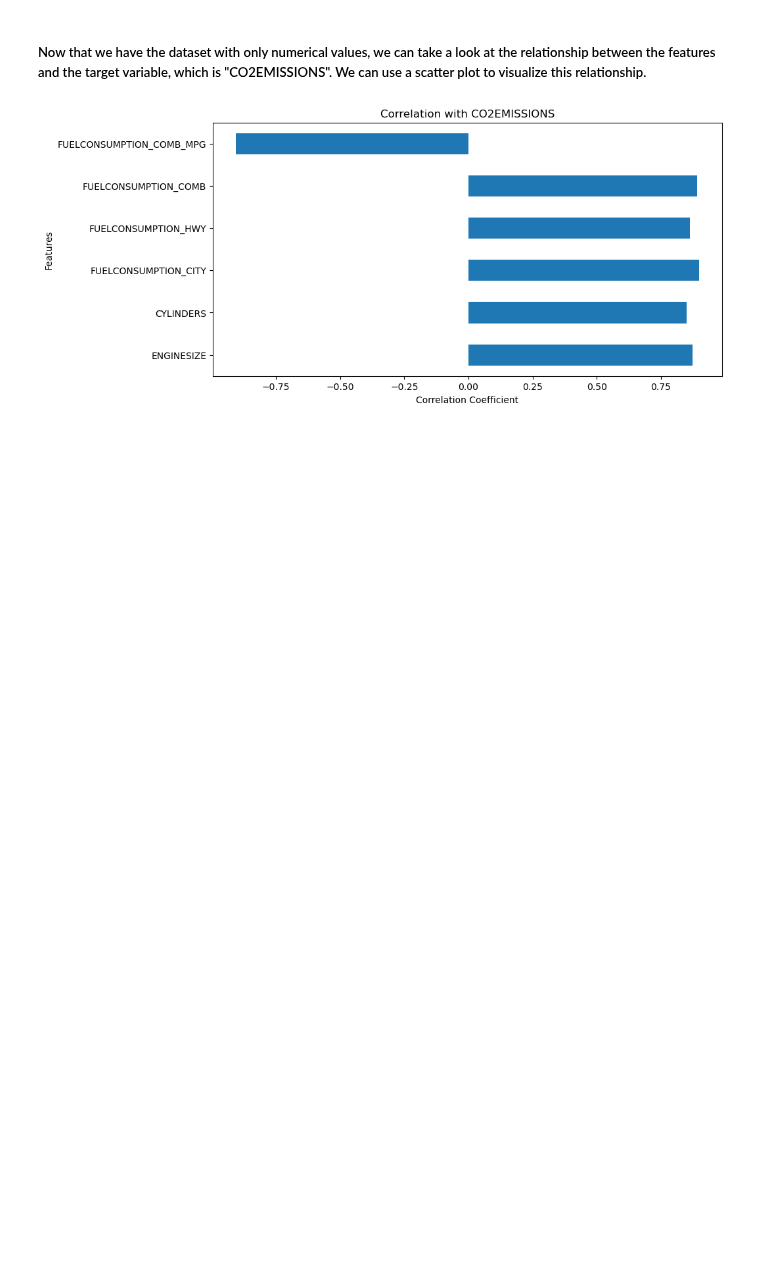
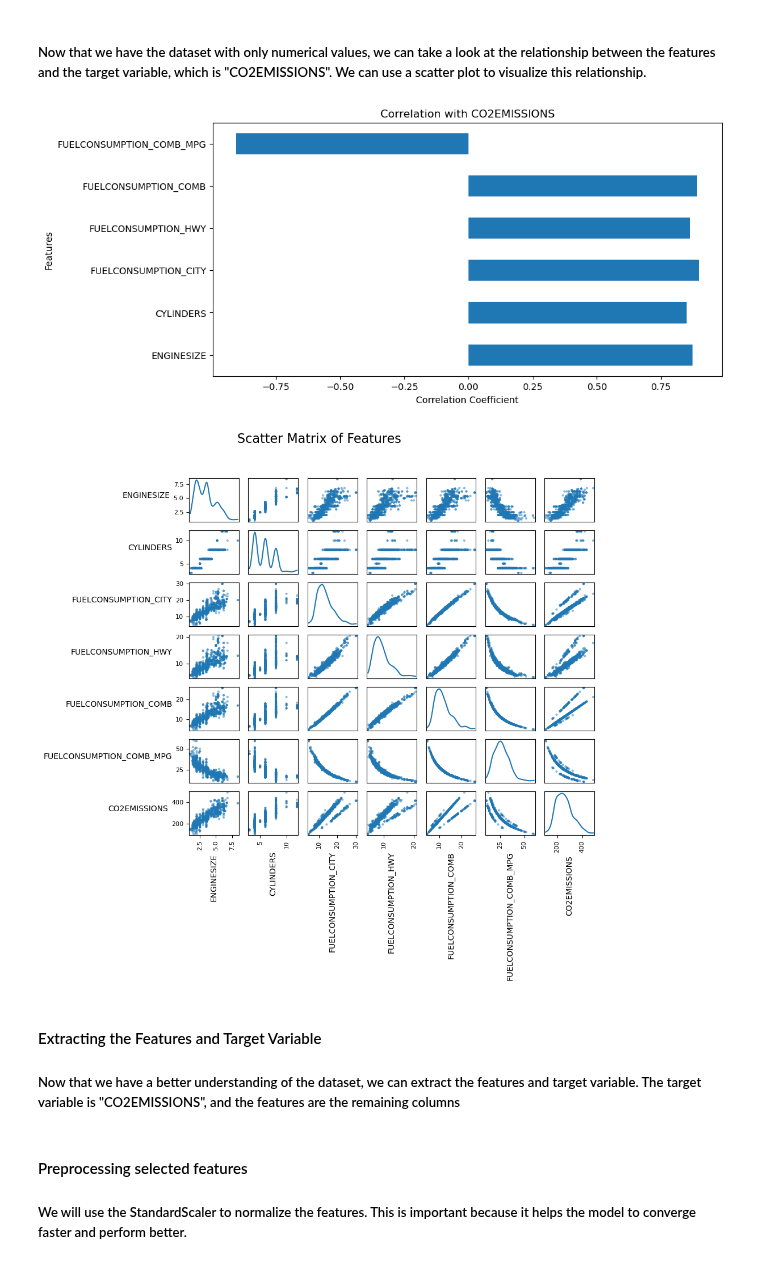
Before and after one commit to gps-stellar/Simple-Regression-Models, a Jupyter notebook: Multiple_Linear_Regression.ipynb, the cells around one changed output. Drawn from its saved outputs; the diff is of its cells as text; code cells hidden in the pictures; blank space fills up the shorter version.

```diff
--- a/Multiple_Linear_Regression.ipynb
+++ b/Multiple_Linear_Regression.ipynb
@@ -134,3 +148,19 @@ plt.xlabel("Correlation Coefficient")
 plt.show()
 # %% [output]
 [figure]
+# %%
+axes = pd.plotting.scatter_matrix(df, figsize=(10, 10), diagonal='kde', alpha=0.5)
+plt.suptitle("Scatter Matrix of Features", fontsize=16)
+for ax in axes.flatten():
+    ax.xaxis.label.set_rotation(90)
+    ax.yaxis.label.set_rotation(0)
+    ax.yaxis.label.set_ha('right')
+    ax.yaxis.label.set_position((0, 0.5))
+plt.tight_layout()
+plt.subplots_adjust(top=0.9)  # Adjust the top to make room for the title
+plt.show()
+# %% [output]
+[figure, added]
+# %% [markdown]
+#### Extracting the Features and Target Variable
+##### Now that we have a better understanding of the dataset, we can extract the features and target variable. The target variable is "CO2EMISSIONS", and the features are the remaining columns
@@ -136,0 +170,3 @@ plt.show()
+# %% [markdown]
+#### Preprocessing selected features
+##### We will use the StandardScaler to normalize the features. This is important because it helps the model to converge faster and perform better.
```
Also changed, not shown: parts of 12 cells of this notebook.
